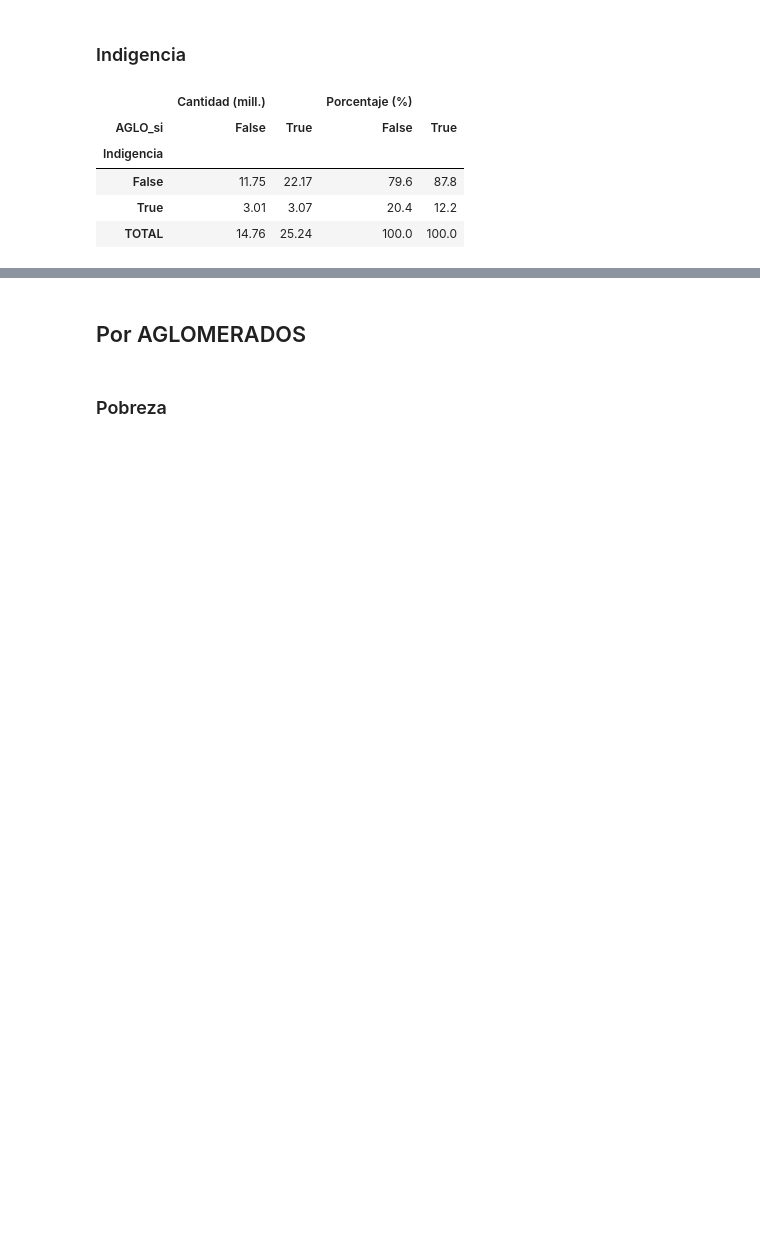
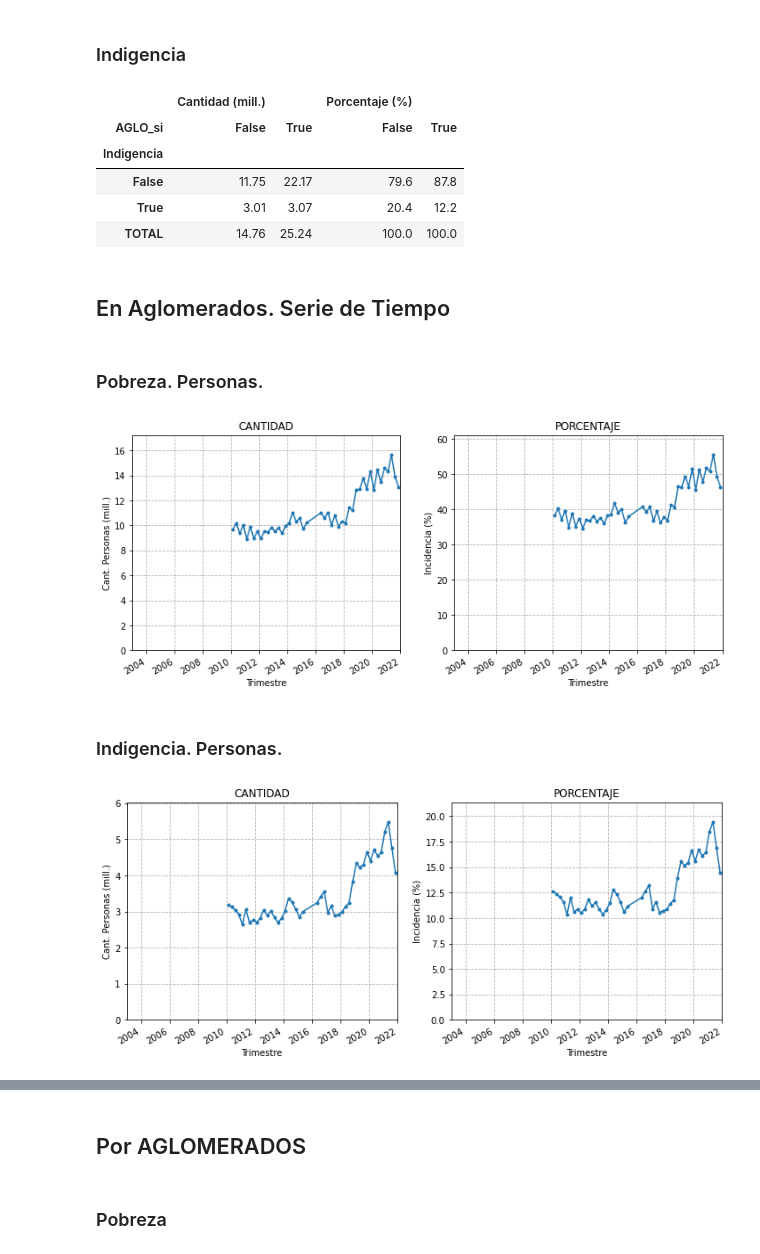
Before and after one commit to matuteiglesias/indice-pobreza-UBA, a Jupyter notebook: notebooks/12 - Validaciones - D - Pobreza.ipynb, the cells around one changed output, grey strips where cells are left out. Saved outputs shown, nothing was run; the diff lists cells and outputs as text; code cells hidden in the pictures; blank space fills up the shorter version.

Commit message:
Added user created data

```diff
--- a/notebooks/12 - Validaciones - D - Pobreza.ipynb
+++ b/notebooks/12 - Validaciones - D - Pobreza.ipynb
@@ -36,7 +36,7 @@ allFiles = sorted(allFiles)
 aglo_labels = pd.read_csv('./../data/info/aglo_labels.csv')
 # %%
 df_list = []
-for f in allFiles[:10]:
+for f in allFiles:
     print(f)
 
     groupers = ['AGLOMERADO', 'PROV', 'NOMPROV']
@@ -139,3 +146,45 @@ for col in ['Pobreza', 'Indigencia']:
 | False | 11.75 | 22.17 | 79.6 | 87.8 |
 | True | 3.01 | 3.07 | 20.4 | 12.2 |
 | TOTAL | 14.76 | 25.24 | 100.0 | 100.0 |
+# %%
+table = data.groupby(['Q', col])['Personas'].sum().unstack()
+table_pct = 100*table.div(table.sum(1), axis = 0)
+# %% [markdown]
+## En Aglomerados. Serie de Tiempo
+# %%
+data = df.loc[(df.AGLO_si == True)]
+
+for col in ['Pobreza', 'Indigencia']:
+    display(Markdown('### '+col+'. Personas.'))
+
+    fig, axs = plt.subplots(1, 2, figsize = (12, 5))
+
+    table = data.groupby(['Q', col])['Personas'].sum().unstack()
+    table = table/1e6
+    table_pct = 100*table.div(table.sum(1), axis = 0)
+
+    ax = axs[1]
+    ax.set_title('PORCENTAJE')
+    table_pct[True].plot(ax =ax, marker = '.')
+    ax.grid(linestyle = '--')
+    ax.set_xlim('2003', '2022')
+    ax.set_ylim(0, table_pct[True].max()*1.1)
+    ax.set_xlabel('Trimestre')
+    ax.set_ylabel('Incidencia (%)')
+
+    ax = axs[0]
+    ax.set_title('CANTIDAD')
+    table[True].plot(ax = ax, marker = '.')
+    ax.grid(linestyle = '--')
+    ax.set_xlim('2003', '2022')
+    ax.set_ylim(0, table[True].max()*1.1)
+    ax.set_xlabel('Trimestre')
+    ax.set_ylabel('Cant. Personas (mill.)')
+
+
+    plt.show()
+# %% [output]
+### Pobreza. Personas.
+[figure, added]
+### Indigencia. Personas.
+[figure, added]
```
Also changed, not shown: parts of 3 cells of this notebook, 1 other file.
